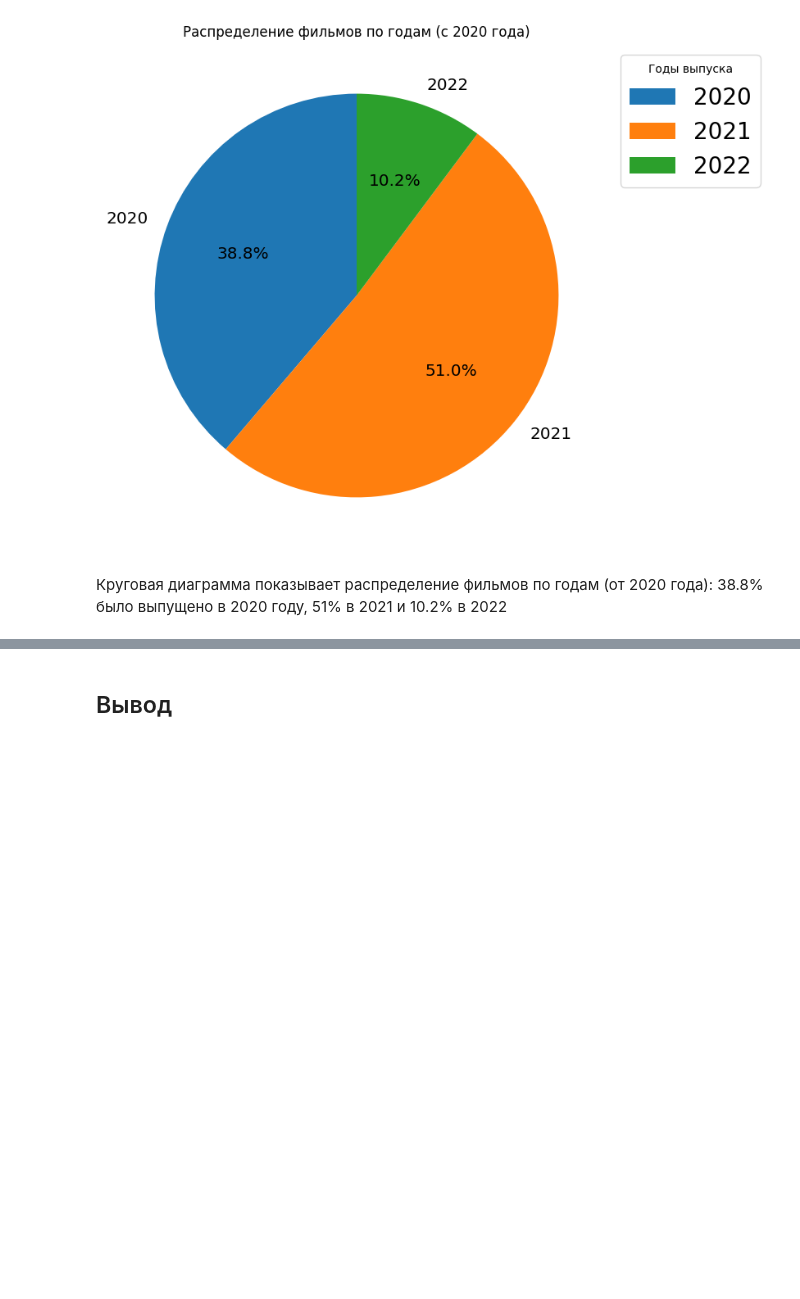
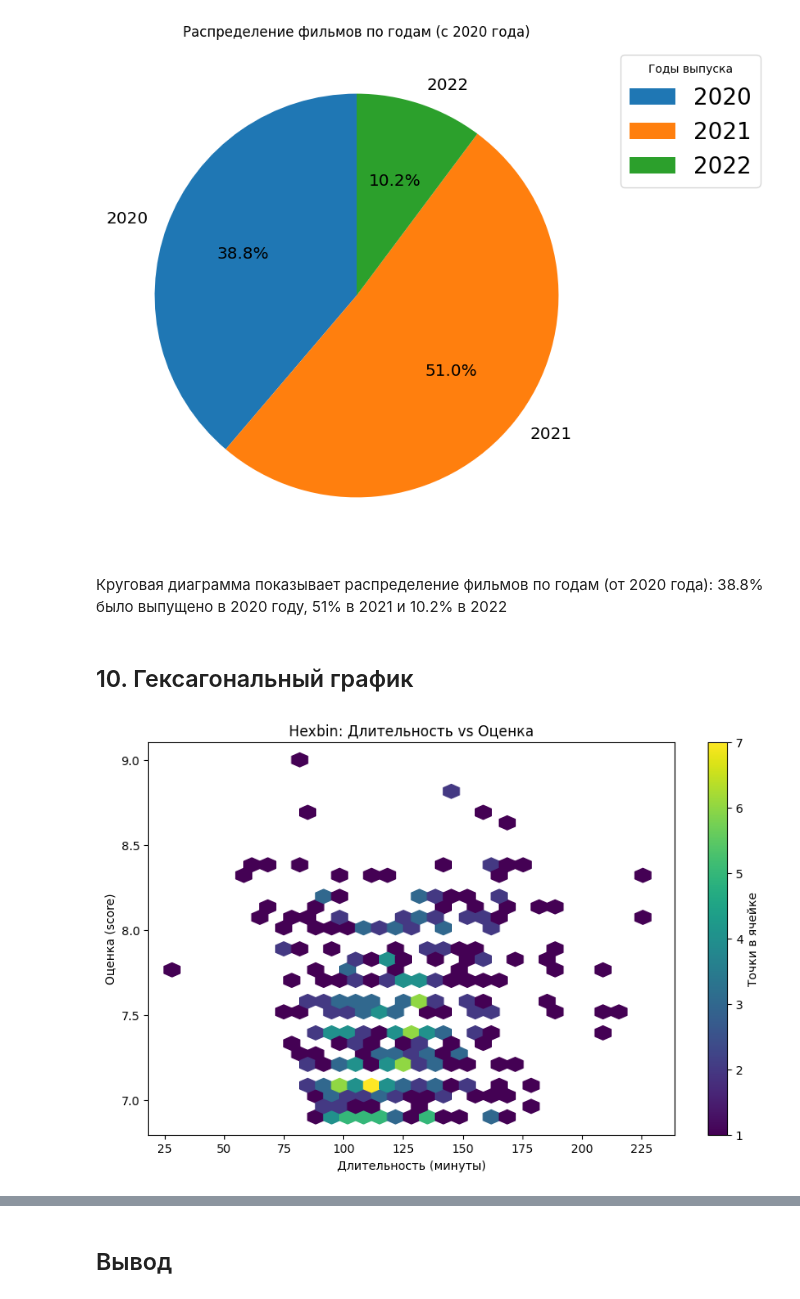
Before and after one commit to ascom8/data_analysis, a Jupyter notebook: LR2_Smirnov_5.ipynb, the cells around one changed output, grey strips where cells are left out. Drawn from its saved outputs; the diff is of its cells as text; code cells hidden in the pictures; blank space fills up the shorter version.

```diff
--- a/LR2_Smirnov_5.ipynb
+++ b/LR2_Smirnov_5.ipynb
@@ -465,3 +470,21 @@ plt.show()
 [figure]
 # %% [markdown]
 Круговая диаграмма показывает распределение фильмов по годам (от 2020 года): 38.8% было выпущено в 2020 году, 51% в 2021 и 10.2% в 2022
+# %% [markdown]
+## 10. Гексагональный график
+# %%
+plt.figure(figsize=(10, 6))
+plt.hexbin(
+    df_clean['duration'],
+    df_clean['score'],
+    gridsize=30,
+    cmap='viridis',
+    mincnt=1
+)
+plt.colorbar(label='Точки в ячейке')
+plt.xlabel('Длительность (минуты)')
+plt.ylabel('Оценка (score)')
+plt.title('Hexbin: Длительность vs Оценка')
+plt.show()
+# %% [output]
+[figure, added]
```
Also changed, not shown: parts of 13 cells of this notebook.
